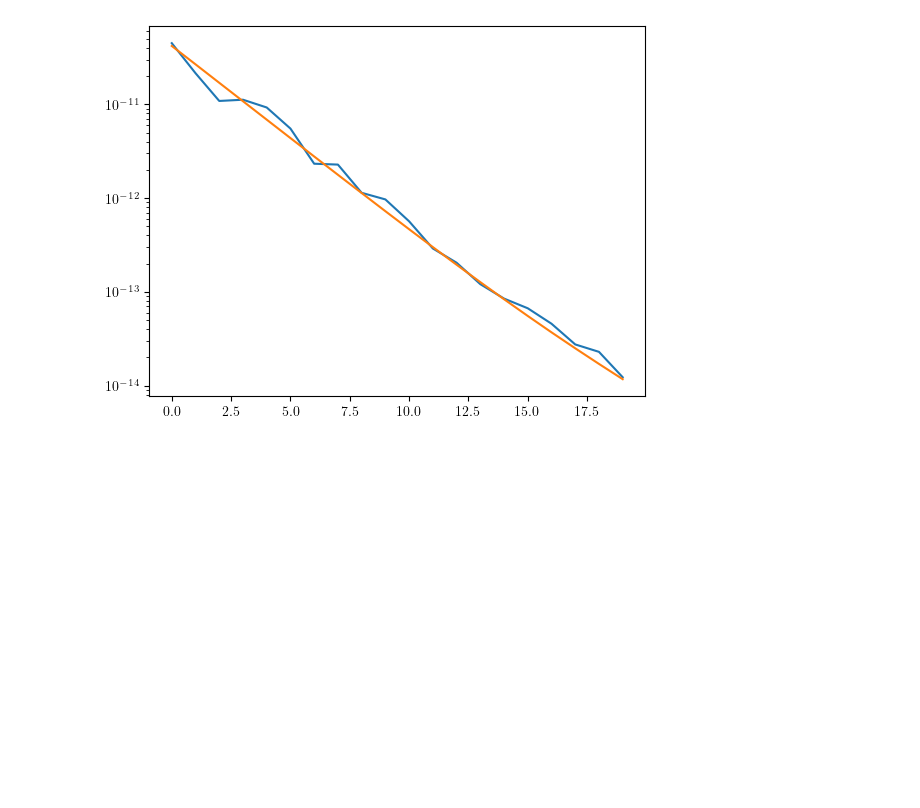
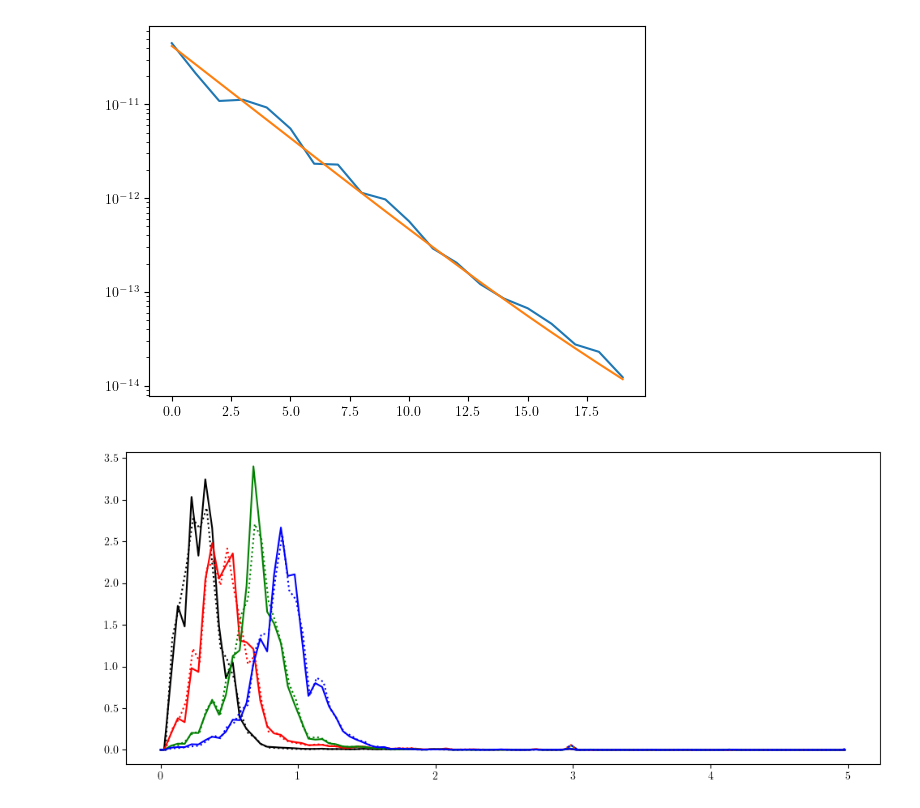
Before and after one commit to delve-survey/CosmicShearCosmosis, a Jupyter notebook: notebooks/PlotBlindedDV.ipynb, the cells around one changed output. Drawn from its saved outputs; the diff is of its cells as text; code cells hidden in the pictures; blank space fills up the shorter version.

```diff
--- a/notebooks/PlotBlindedDV.ipynb
+++ b/notebooks/PlotBlindedDV.ipynb
@@ -363,3 +363,14 @@ plt.plot(err_2)
 plt.yscale('log')
 # %% [output]
 [figure]
+# %%
+infile1 = pf.open('/project/chihway/chihway/CosmicShearCosmosis/datavectors/data_08052024_BLINDED.fits')
+infile2 = pf.open('/project/chihway/chihway/CosmicShearCosmosis/datavectors/data_20240806_BLINDED.fits')
+# %%
+color=['k','r','g','b']
+plt.figure(figsize=(12,5))
+for i in range(4):
+    plt.plot(infile1['nz_source'].data['z_mid'], infile1['nz_source'].data['bin'+str(i+1)], color=color[i])
+    plt.plot(infile2['nz_source'].data['z_mid'], infile2['nz_source'].data['bin'+str(i+1)], color=color[i], ls=':')
+# %% [output]
+[figure, added]
```
Also changed, not shown: parts of 2 cells of this notebook, 4 other files.
